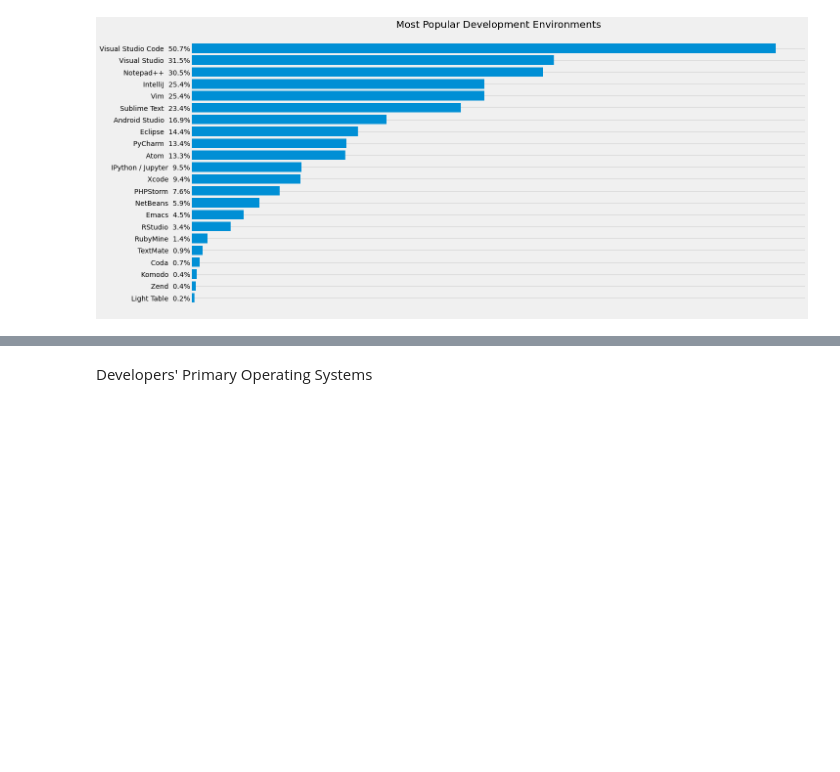
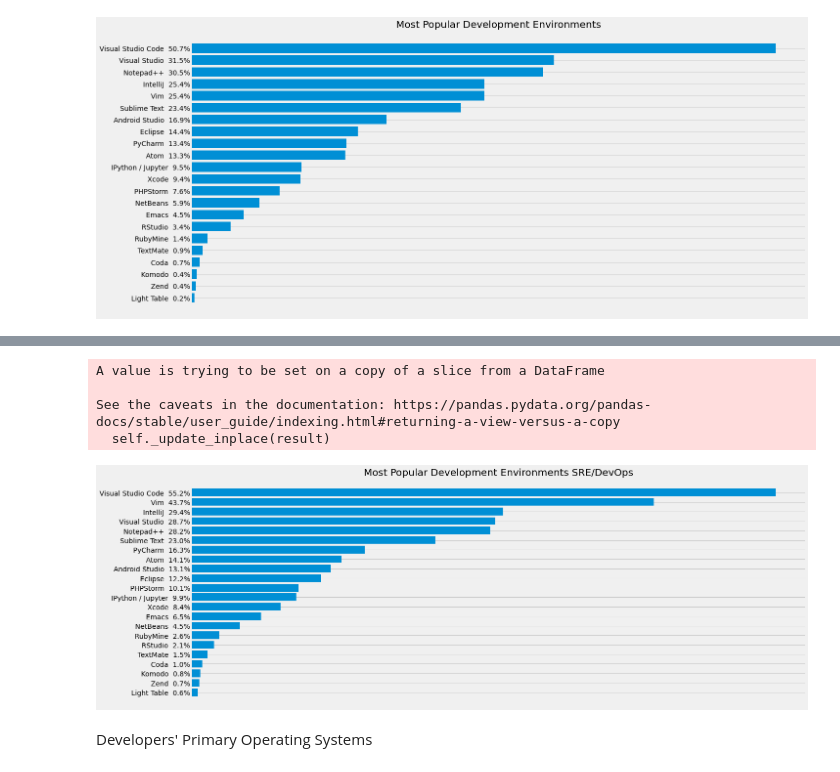
Before and after one commit to anri-Tvalabeishvili/Stackoverflow-Survey-Analysis, a Jupyter notebook: Technology_Analyzed_Data.ipynb, the cells around one changed output, grey strips where cells are left out. Cells and saved outputs as stored; diff of their text form; code cells hidden in the pictures; blank space fills up the shorter version.

```diff
--- a/Technology_Analyzed_Data.ipynb
+++ b/Technology_Analyzed_Data.ipynb
@@ -233,3 +239,48 @@ Build_Barh_sizes( key_Phrases , Quantity, all_ifo ,"fivethirtyeight", False , (2
+# %%
+DevType = data["DevType"]    # We called necessary data
+DevEnviron = data["DevEnviron"]    # We called necessary data
+DevType.dropna(inplace = True)      # We filter the data from NaN and empty spaces
+
+
+new_list = []       # creat new list for key Phrases
+
+
+for i in DevType:
+    if "site reliability" in i or "DevOps" in i:
+       new_list.append(i)       # check all variable and add specific ones into "new_list"
+
+counted = Counter(new_list) # count key Phrases     reason: Eliminate repetitions
+
+key_list = list(counted)    # take only key Phrases
+
+
+
+
+devtype_with_enironment = []
+
+
+for i in key_list:
+    new_data = data[(DevEnviron != "Nan") & (data["DevType"] == i) ]
+
+    new_DevEnviron = new_data['DevEnviron']     # save old data into new data
+
+    new_DevEnviron.dropna(inplace = True)       # We filter the data from NaN and empty spaces
+
+    for i in new_DevEnviron:
+        devtype_with_enironment.append(i.split(";"))     # We are splitting variables    "split variable when program sees (;) "
+
+
+
+
+Double_list_sort_count(devtype_with_enironment, False)  # list sorter-Counter
+
+Build_Barh_sizes( key_Phrases , Quantity, devtype_with_enironment ,"fivethirtyeight", False , (20,8), "Most Popular Development Environments SRE/DevOps") # Building a schedule
+# %% [output]
+A value is trying to be set on a copy of a slice from a DataFrame
+
+See the caveats in the documentation: https://pandas.pydata.org/pandas-docs/stable/user_guide/indexing.html#returning-a-view-versus-a-copy
+  self._update_inplace(result)
+[figure, added]
 # %% [markdown]
 Developers' Primary Operating Systems
 # %%
```
Also changed, not shown: parts of 2 cells of this notebook.
